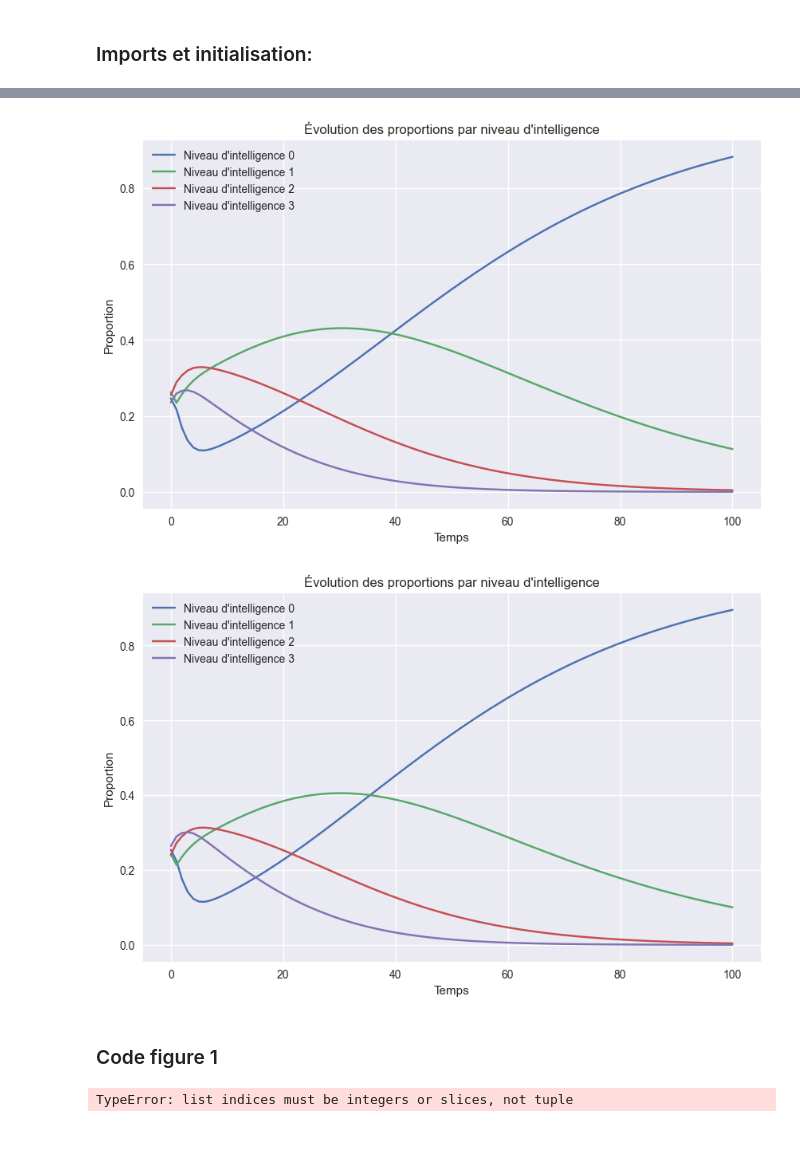
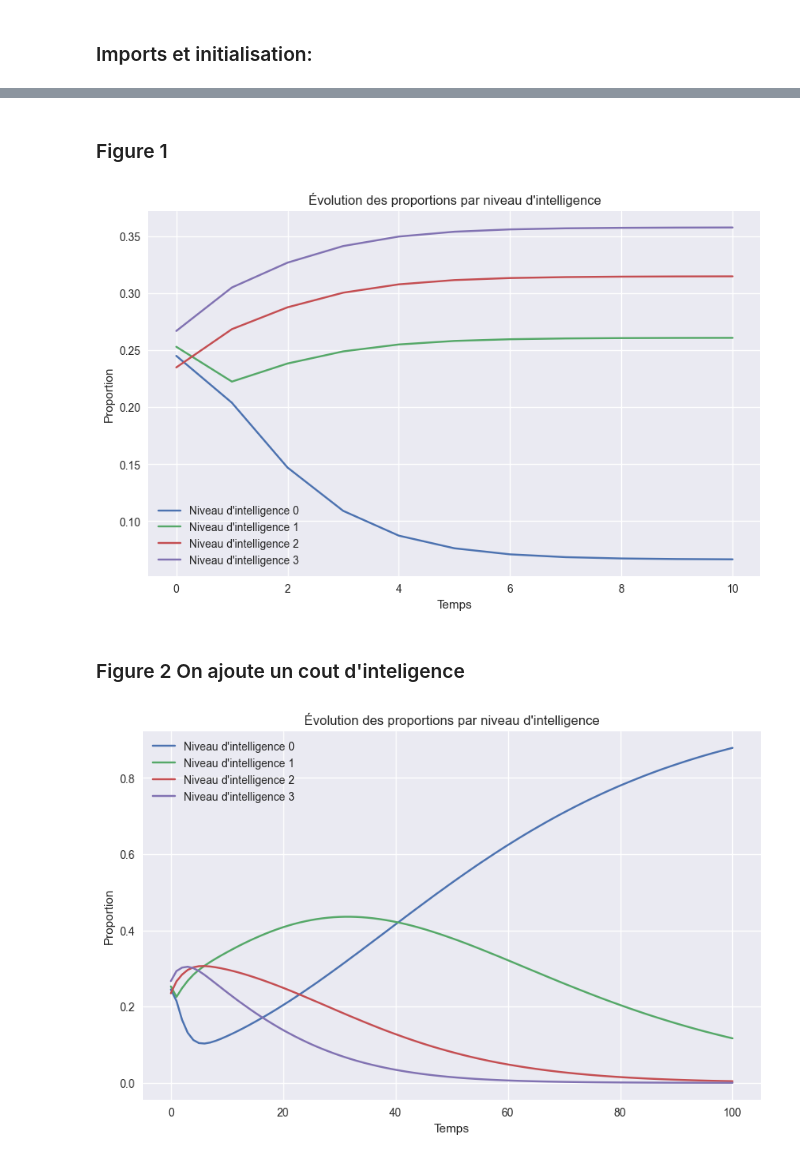
Before and after one commit to yacineklikel/THEOJ, a Jupyter notebook: src/simulations.ipynb, the cells around one changed output, grey strips where cells are left out. Cells and saved outputs as stored; diff of their text form; code cells hidden in the pictures.

```diff
--- a/src/simulations.ipynb
+++ b/src/simulations.ipynb
@@ -10,26 +13,36 @@ plt.style.use('seaborn-v0_8')
 Y_0 = np.random.uniform(0, 1, size=(N, Nb_preferences2))
 Y_0 = Y_0 / Y_0.sum()  # Decrit la demographie initiale: Y[n, k] est la proportion d'individus de niveau
                        # d'intelligence n et ayant le la preference secondaire k.
+# %% [markdown]
+### Figure 1
 # %%
-
-cout_intelligence = np.linspace(0, 1, N)  # Exemple de coût croissant avec le niveau d'intelligence
-Y = run_simulation(M, Y_0, T=100, nu=0.1, cout_intelligence=cout_intelligence)
+Y = run_simulation(M, Y_0, T=10, nu=0.1)
 
 plt.figure(figsize=(10, 6))
 for n in range(N):
     proportions_n = [np.sum(Y_t[n, :]) for Y_t in Y]
     plt.plot(proportions_n, label=f'Niveau d\'intelligence {n}')
 plt.xlabel('Temps')
 plt.ylabel('Proportion')
 plt.title('Évolution des proportions par niveau d\'intelligence')
 plt.legend()
 plt.show()
 # %% [output]
-[figure, old version]
+[figure, new version]
-[figure, removed]
 # %% [markdown]
-### Code figure 1
+### Figure 2 On ajoute un cout d'inteligence
 # %%
-Y = run_simulation(M, Y_0, T=50, nu=0.1)
+cout_intelligence = np.linspace(0, 1, N)  # Exemple de coût croissant avec le niveau d'intelligence
+Y = run_simulation(M, Y_0, T=100, nu=0.1, cout_intelligence=cout_intelligence)
+
+plt.figure(figsize=(10, 6))
+for n in range(N):
+    proportions_n = [np.sum(Y_t[n, :]) for Y_t in Y]
+    plt.plot(proportions_n, label=f'Niveau d\'intelligence {n}')
+plt.xlabel('Temps')
+plt.ylabel('Proportion')
+plt.title('Évolution des proportions par niveau d\'intelligence')
+plt.legend()
+plt.show()
 # %% [output]
-TypeError: list indices must be integers or slices, not tuple
+[figure, added]
```
Also changed, not shown: parts of 1 cell of this notebook, 2 other files.
